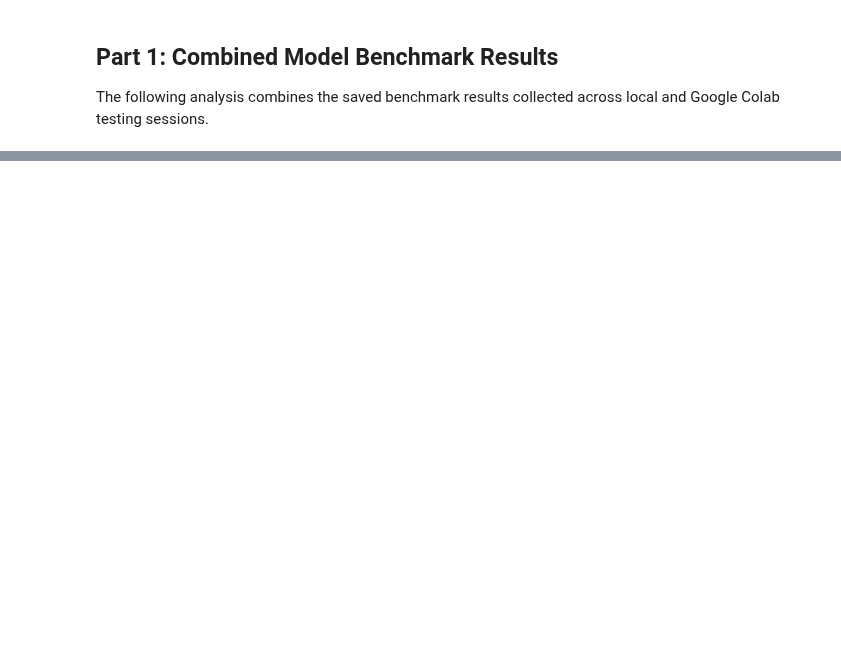
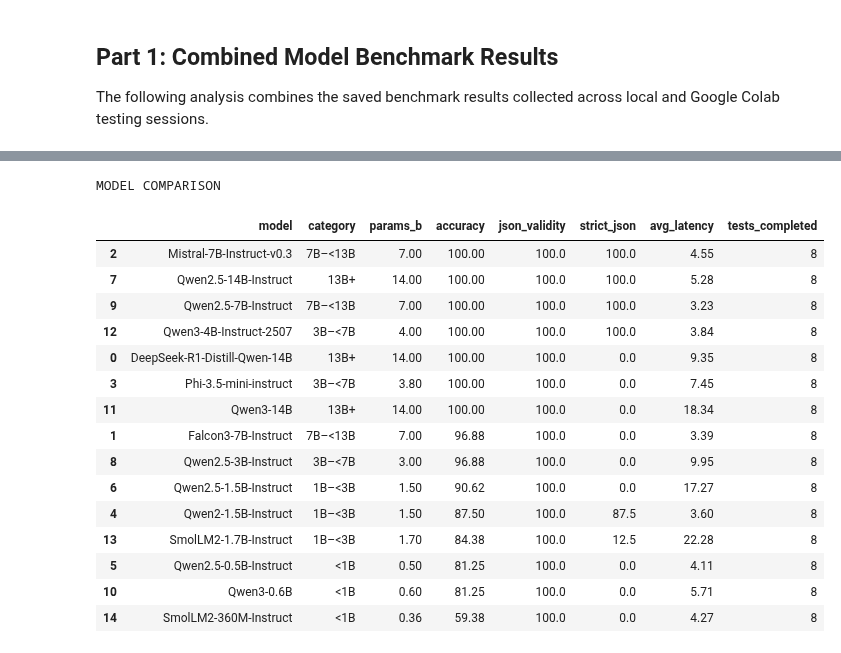
Before and after one commit to raranj/14_ClassCompass, a Jupyter notebook: llm-test/ai_prototype.ipynb, the cells around one changed output, grey strips where cells are left out. Saved outputs shown, nothing was run; the diff lists cells and outputs as text; code cells hidden in the pictures; blank space fills up the shorter version.

Commit message:
finished comparison

```diff
--- a/llm-test/ai_prototype.ipynb
+++ b/llm-test/ai_prototype.ipynb
@@ -479,0 +477,80 @@ Missing models: ['Llama-3.2-3B-Instruct', 'Llama-3.1-8B-Instruct']
+# %%
+
+# Compare the performance of all 15 models
+metrics = [
+    "field_accuracy",
+    "json_valid",
+    "strict_json",
+    "latency_seconds"
+]
+
+for metric in metrics:
+    combined_results[metric] = pd.to_numeric(
+        combined_results[metric],
+        errors="coerce"
+    )
+
+model_summary = combined_results.groupby(
+    ["model", "category", "params_b"],
+    as_index=False
+).agg(
+    accuracy=("field_accuracy", "mean"),
+    json_validity=("json_valid", "mean"),
+    strict_json=("strict_json", "mean"),
+    avg_latency=("latency_seconds", "mean"),
+    tests_completed=("case_id", "nunique")
+)
+
+for column in ["accuracy", "json_validity", "strict_json"]:
+    model_summary[column] = (model_summary[column] * 100).round(2)
+
+model_summary["avg_latency"] = model_summary["avg_latency"].round(2)
+
+model_summary = model_summary.sort_values(
+    ["accuracy", "strict_json"],
+    ascending=False
+)
+
+print("MODEL COMPARISON")
+display(model_summary)
+
+model_summary.to_csv(
+    results_folder / "model_comparison_summary.csv",
+    index=False
+)
+
+category_summary = model_summary.groupby(
+    "category",
+    as_index=False
+).agg(
+    models_tested=("model", "count"),
+    avg_accuracy=("accuracy", "mean"),
+    avg_strict_json=("strict_json", "mean"),
+    avg_latency=("avg_latency", "mean")
+).round(2)
+
+print("CATEGORY COMPARISON")
+display(category_summary)
+
+category_summary.to_csv(
+    results_folder / "category_comparison_summary.csv",
+    index=False
+)
+# %% [output]
+MODEL COMPARISON
+|  | model | category | params_b | accuracy | json_validity | strict_json | avg_latency | tests_completed |
+| 2 | Mistral-7B-Instruct-v0.3 | 7B–<13B | 7.00 | 100.00 | 100.0 | 100.0 | 4.55 | 8 |
+| 7 | Qwen2.5-14B-Instruct | 13B+ | 14.00 | 100.00 | 100.0 | 100.0 | 5.28 | 8 |
+| 9 | Qwen2.5-7B-Instruct | 7B–<13B | 7.00 | 100.00 | 100.0 | 100.0 | 3.23 | 8 |
+| 12 | Qwen3-4B-Instruct-2507 | 3B–<7B | 4.00 | 100.00 | 100.0 | 100.0 | 3.84 | 8 |
+| 0 | DeepSeek-R1-Distill-Qwen-14B | 13B+ | 14.00 | 100.00 | 100.0 | 0.0 | 9.35 | 8 |
+| 3 | Phi-3.5-mini-instruct | 3B–<7B | 3.80 | 100.00 | 100.0 | 0.0 | 7.45 | 8 |
+| 11 | Qwen3-14B | 13B+ | 14.00 | 100.00 | 100.0 | 0.0 | 18.34 | 8 |
+| 1 | Falcon3-7B-Instruct | 7B–<13B | 7.00 | 96.88 | 100.0 | 0.0 | 3.39 | 8 |
+| 8 | Qwen2.5-3B-Instruct | 3B–<7B | 3.00 | 96.88 | 100.0 | 0.0 | 9.95 | 8 |
+| 6 | Qwen2.5-1.5B-Instruct | 1B–<3B | 1.50 | 90.62 | 100.0 | 0.0 | 17.27 | 8 |
+| 4 | Qwen2-1.5B-Instruct | 1B–<3B | 1.50 | 87.50 | 100.0 | 87.5 | 3.60 | 8 |
+| 13 | SmolLM2-1.7B-Instruct | 1B–<3B | 1.70 | 84.38 | 100.0 | 12.5 | 22.28 | 8 |
+| 5 | Qwen2.5-0.5B-Instruct | <1B | 0.50 | 81.25 | 100.0 | 0.0 | 4.11 | 8 |
+| 10 | Qwen3-0.6B | <1B | 0.60 | 81.25 | 100.0 | 0.0 | 5.71 | 8 |
+| 14 | SmolLM2-360M-Instruct | <1B | 0.36 | 59.38 | 100.0 | 0.0 | 4.27 | 8 |
```
Also changed, not shown: parts of 7 cells of this notebook, 2 other files.
